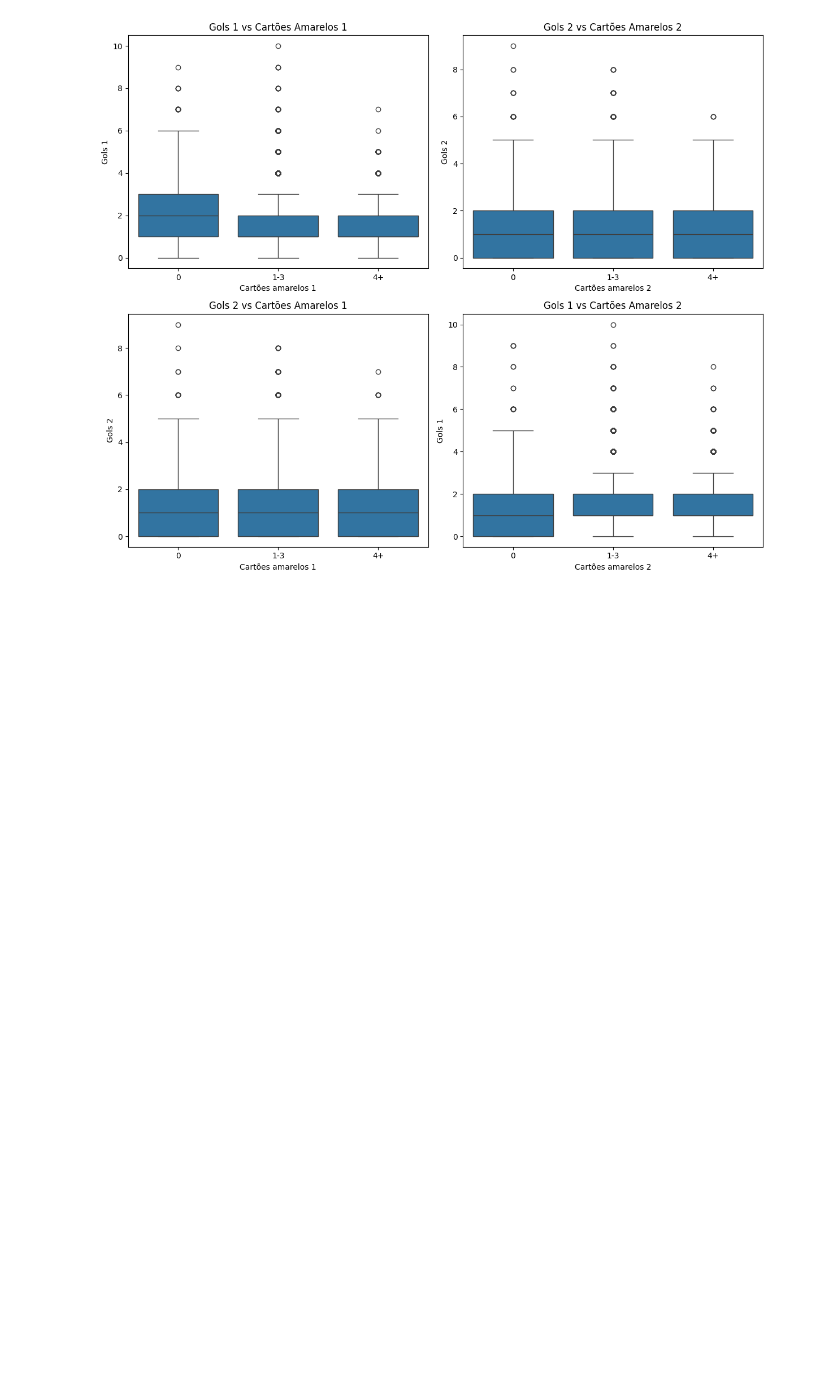
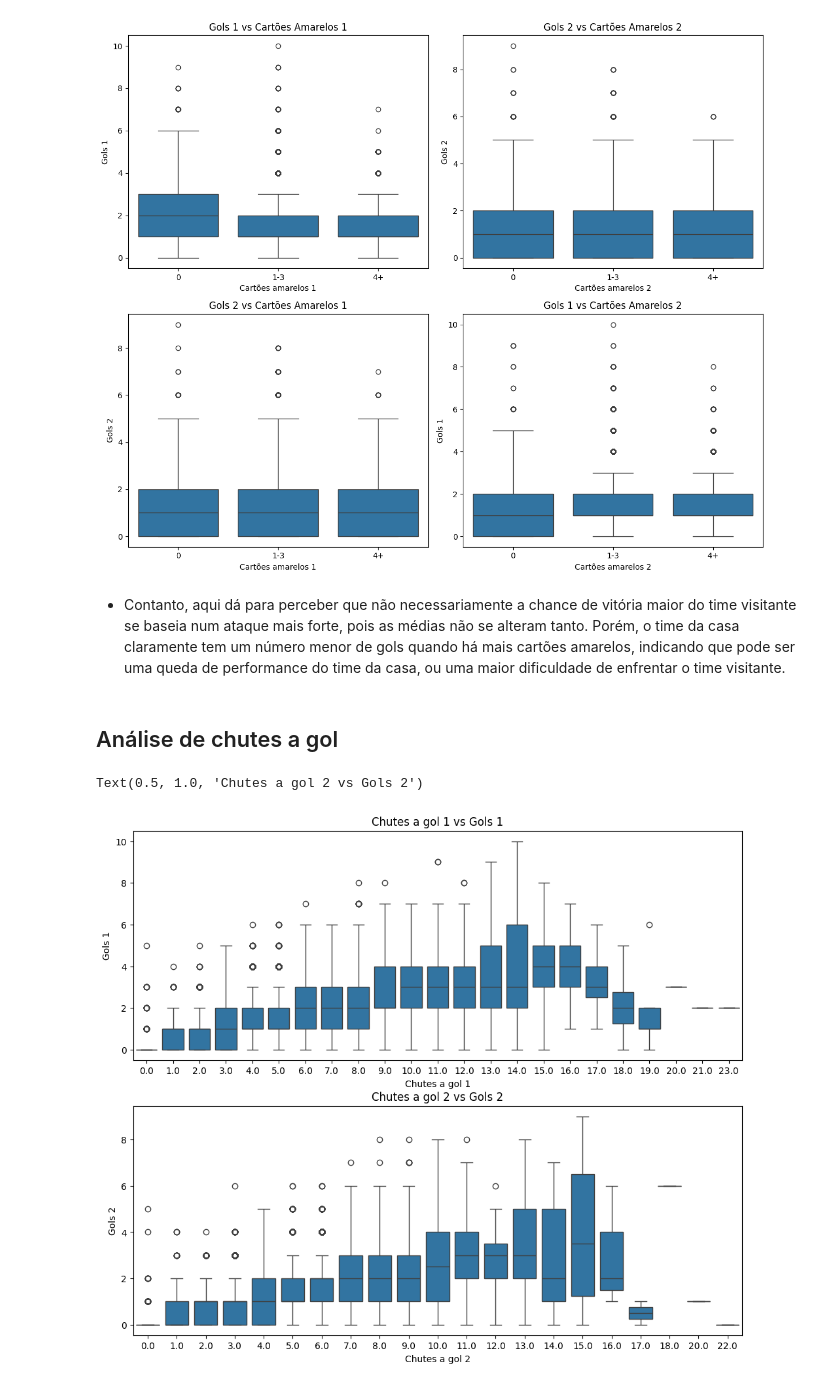
Before and after one commit to carloshnp/PS-2025.1, a Jupyter notebook: análise_univariada_multivariada.ipynb, the cells around one changed output. Saved outputs shown, nothing was run; the diff lists cells and outputs as text; code cells hidden in the pictures; blank space fills up the shorter version.

```diff
--- a/análise_univariada_multivariada.ipynb
+++ b/análise_univariada_multivariada.ipynb
@@ -1438,3 +1454,17 @@ axes[1, 0].set_title('Gols 2 vs Cartões Amarelos 1')
 plt.tight_layout()
 # %% [output]
 [figure]
+# %% [markdown]
+- Contanto, aqui dá para perceber que não necessariamente a chance de vitória maior do time visitante se baseia num ataque mais forte, pois as médias não se alteram tanto. Porém, o time da casa claramente tem um número menor de gols quando há mais cartões amarelos, indicando que pode ser uma queda de performance do time da casa, ou uma maior dificuldade de enfrentar o time visitante.
+# %% [markdown]
+## Análise de chutes a gol
+# %%
+fig, axes = plt.subplots(2, 1, figsize=(12, 10))
+sns.boxplot(x='Chutes a gol 1', y='Gols 1', data=filtered_games, ax=axes[0])
+axes[0].set_title('Chutes a gol 1 vs Gols 1')
+
+sns.boxplot(x='Chutes a gol 2', y='Gols 2', data=filtered_games, ax=axes[1])
+axes[1].set_title('Chutes a gol 2 vs Gols 2')
+# %% [output]
+Text(0.5, 1.0, 'Chutes a gol 2 vs Gols 2')
+[figure, added]
```
Also changed, not shown: parts of 25 cells of this notebook, 1 other file.
